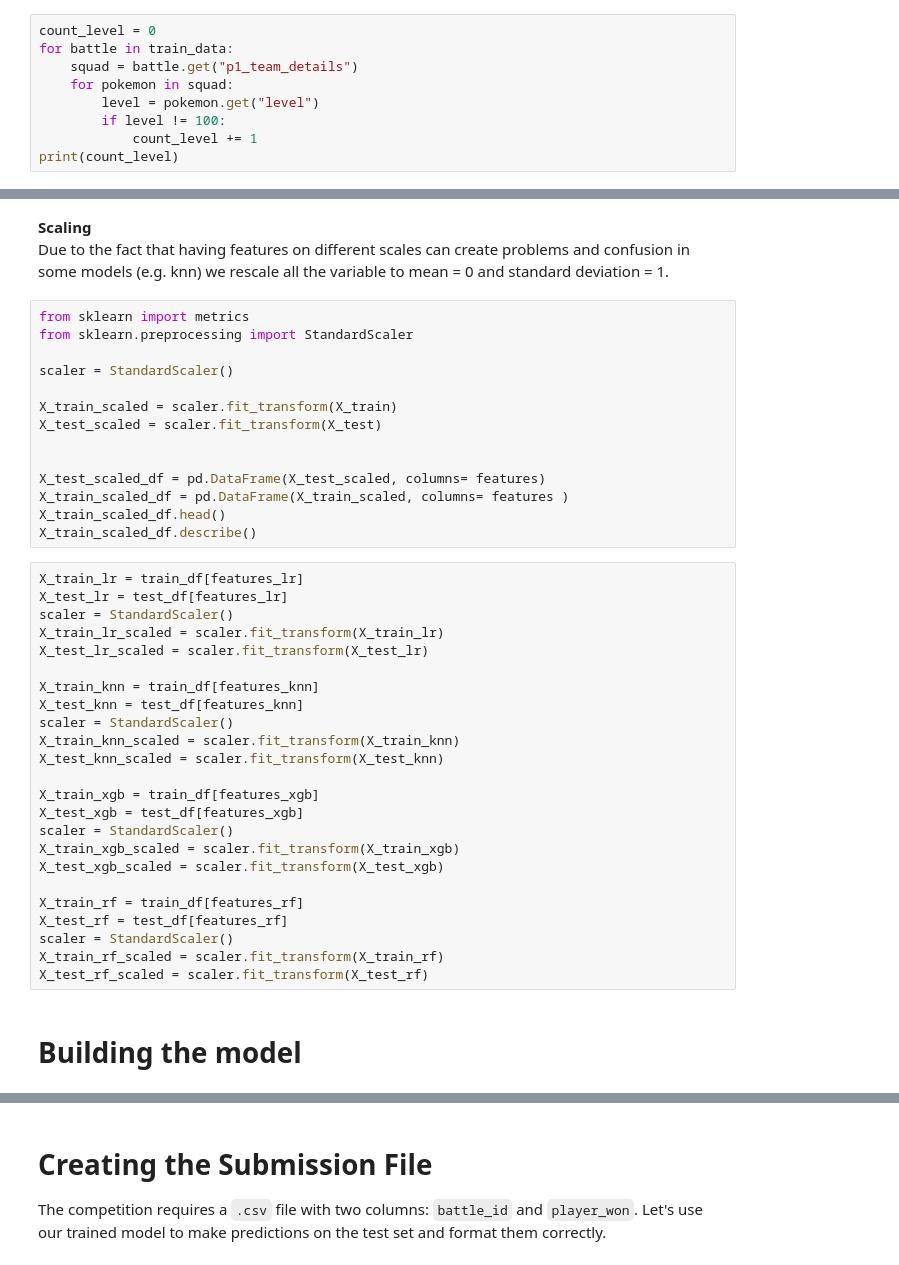
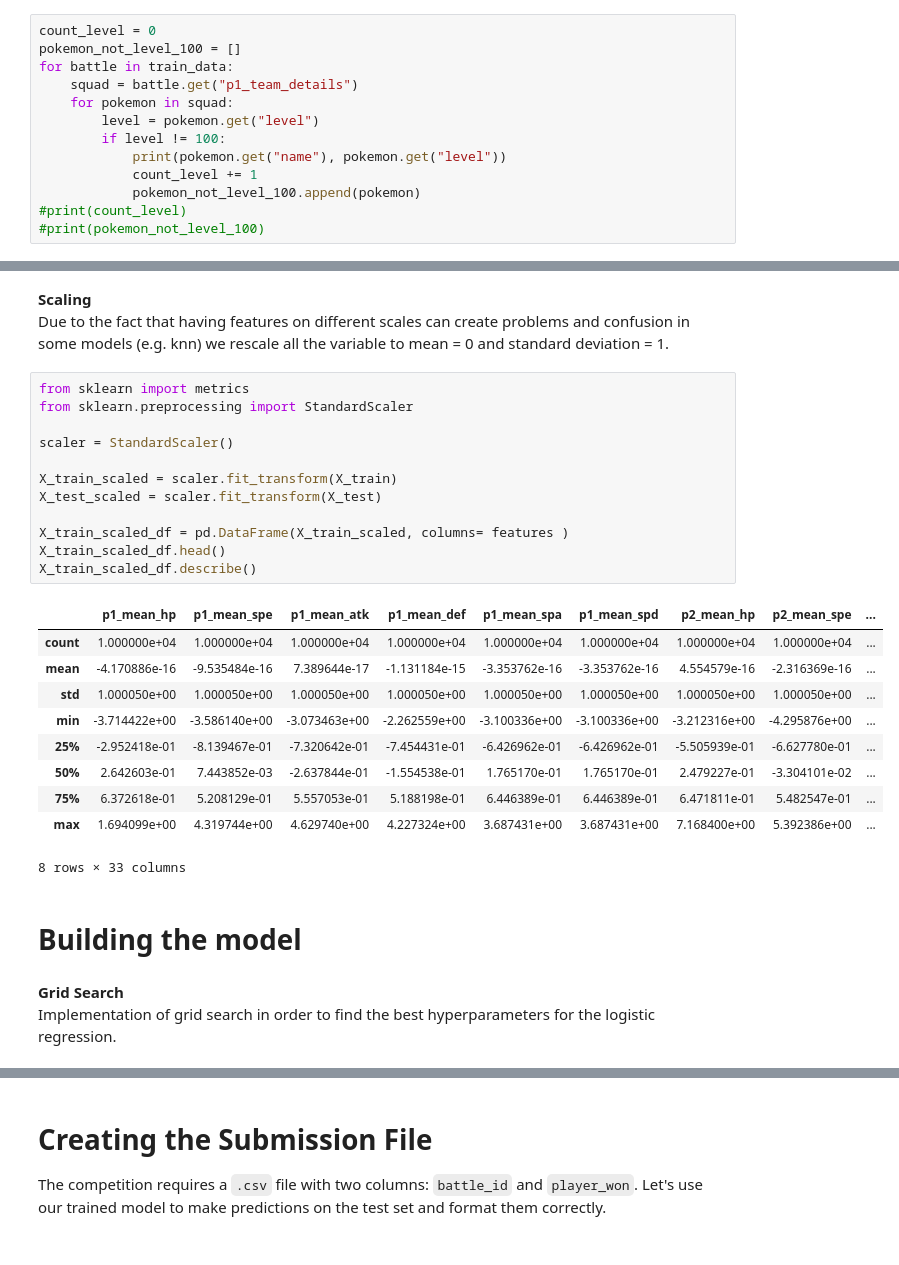
Before and after one commit to TommasoSbrenna/Challenge-FDS, a Jupyter notebook: notebook-definitivo.ipynb, the cells around one changed output, grey strips where cells are left out. Saved outputs shown, nothing was run; the diff lists cells and outputs as text.

```diff
--- a/notebook-definitivo.ipynb
+++ b/notebook-definitivo.ipynb
@@ -102,10 +103,14 @@ Loading data from '../input/fds-pokemon-battles-prediction-2025/test.jsonl'...
     (battle_timeline has been truncated for display)
 # %%
 count_level = 0
+pokemon_not_level_100 = []
 for battle in train_data:
     squad = battle.get("p1_team_details")
     for pokemon in squad:
         level = pokemon.get("level")
         if level != 100:
+            print(pokemon.get("name"), pokemon.get("level"))
             count_level += 1
-print(count_level)
+            pokemon_not_level_100.append(pokemon)
+#print(count_level)
+#print(pokemon_not_level_100)
@@ -550,41 +467,29 @@ Due to the fact that having features on different scales can create problems and
 # %%
 from sklearn import metrics
 from sklearn.preprocessing import StandardScaler
 
 scaler = StandardScaler()
 
 X_train_scaled = scaler.fit_transform(X_train)
 X_test_scaled = scaler.fit_transform(X_test)
 
-
-X_test_scaled_df = pd.DataFrame(X_test_scaled, columns= features)
 X_train_scaled_df = pd.DataFrame(X_train_scaled, columns= features )
 X_train_scaled_df.head()
 X_train_scaled_df.describe()
+# %% [output]
+|  | p1_mean_hp | p1_mean_spe | p1_mean_atk | p1_mean_def | p1_mean_spa | p1_mean_spd | p2_mean_hp | p2_mean_spe | ... |
+| count | 1.000000e+04 | 1.000000e+04 | 1.000000e+04 | 1.000000e+04 | 1.000000e+04 | 1.000000e+04 | 1.000000e+04 | 1.000000e+04 | ... |
+| mean | -4.170886e-16 | -9.535484e-16 | 7.389644e-17 | -1.131184e-15 | -3.353762e-16 | -3.353762e-16 | 4.554579e-16 | -2.316369e-16 | ... |
+| std | 1.000050e+00 | 1.000050e+00 | 1.000050e+00 | 1.000050e+00 | 1.000050e+00 | 1.000050e+00 | 1.000050e+00 | 1.000050e+00 | ... |
+| min | -3.714422e+00 | -3.586140e+00 | -3.073463e+00 | -2.262559e+00 | -3.100336e+00 | -3.100336e+00 | -3.212316e+00 | -4.295876e+00 | ... |
+| 25% | -2.952418e-01 | -8.139467e-01 | -7.320642e-01 | -7.454431e-01 | -6.426962e-01 | -6.426962e-01 | -5.505939e-01 | -6.627780e-01 | ... |
+| 50% | 2.642603e-01 | 7.443852e-03 | -2.637844e-01 | -1.554538e-01 | 1.765170e-01 | 1.765170e-01 | 2.479227e-01 | -3.304101e-02 | ... |
+| 75% | 6.372618e-01 | 5.208129e-01 | 5.557053e-01 | 5.188198e-01 | 6.446389e-01 | 6.446389e-01 | 6.471811e-01 | 5.482547e-01 | ... |
+| max | 1.694099e+00 | 4.319744e+00 | 4.629740e+00 | 4.227324e+00 | 3.687431e+00 | 3.687431e+00 | 7.168400e+00 | 5.392386e+00 | ... |
+8 rows × 33 columns
-# %%
-X_train_lr = train_df[features_lr]
-X_test_lr = test_df[features_lr]
-scaler = StandardScaler()
-X_train_lr_scaled = scaler.fit_transform(X_train_lr)
-X_test_lr_scaled = scaler.fit_transform(X_test_lr)
-
-X_train_knn = train_df[features_knn]
-X_test_knn = test_df[features_knn]
-scaler = StandardScaler()
-X_train_knn_scaled = scaler.fit_transform(X_train_knn)
-X_test_knn_scaled = scaler.fit_transform(X_test_knn)
-
-X_train_xgb = train_df[features_xgb]
-X_test_xgb = test_df[features_xgb]
-scaler = StandardScaler()
-X_train_xgb_scaled = scaler.fit_transform(X_train_xgb)
-X_test_xgb_scaled = scaler.fit_transform(X_test_xgb)
-
-X_train_rf = train_df[features_rf]
-X_test_rf = test_df[features_rf]
-scaler = StandardScaler()
-X_train_rf_scaled = scaler.fit_transform(X_train_rf)
-X_test_rf_scaled = scaler.fit_transform(X_test_rf)
 # %% [markdown]
 # **Building the model**
+# %% [markdown]
+**Grid Search**
+Implementation of grid search in order to find the best hyperparameters for the logistic regression.
 # %%
```
Also changed, not shown: parts of 25 cells of this notebook.
